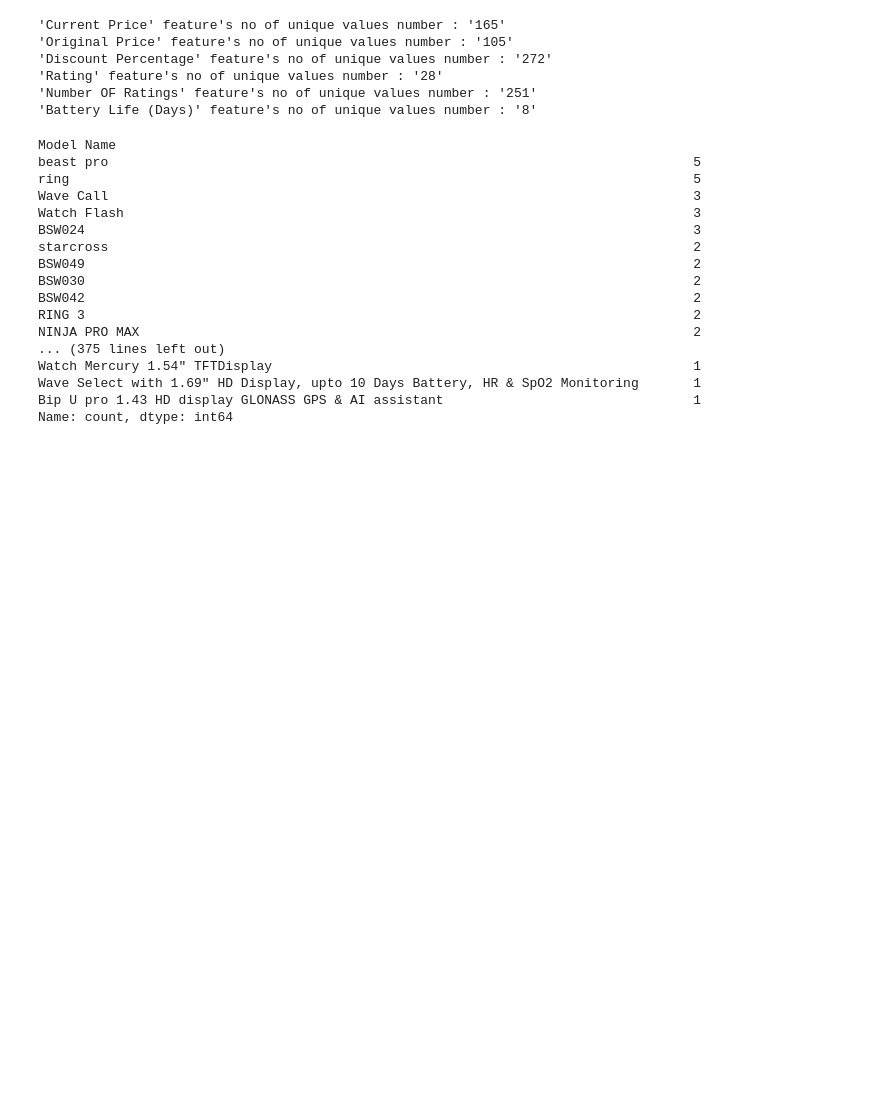
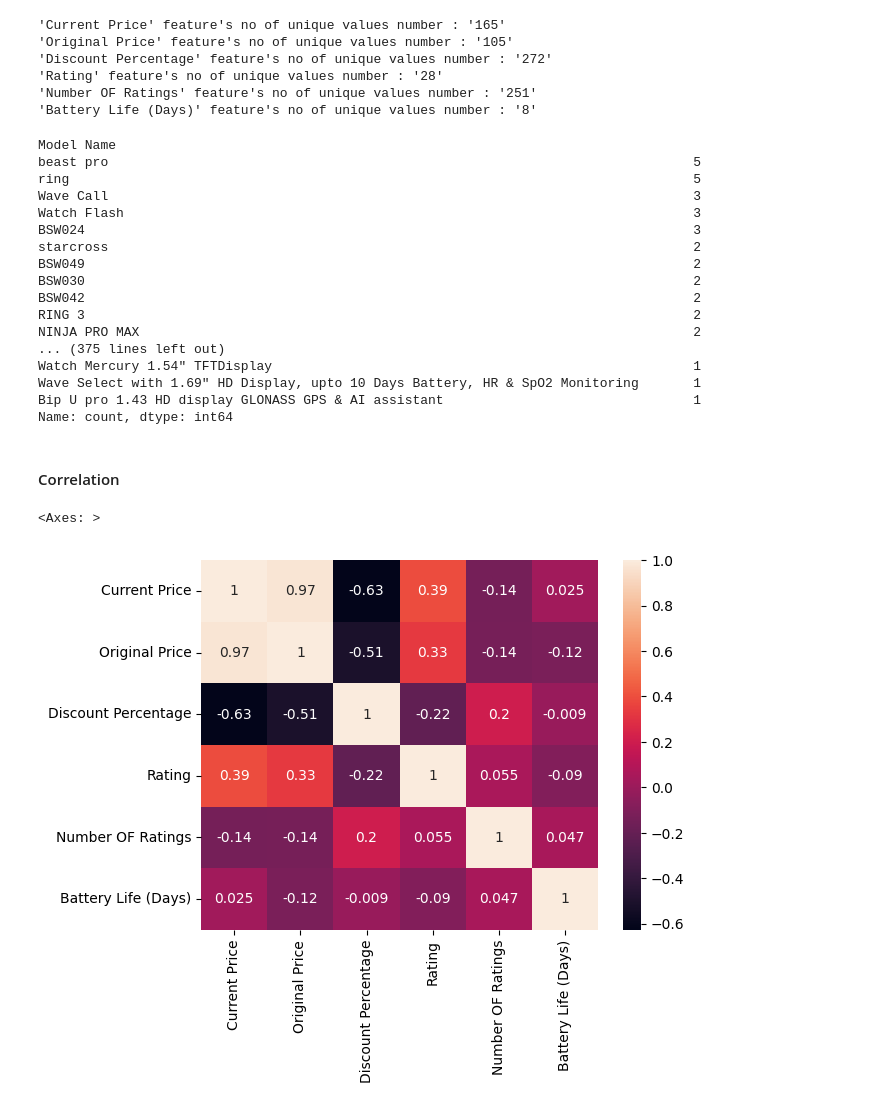
Before and after one commit to MuhaimenurRahmanTuaha/Linear_Regression_Project01, a Jupyter notebook: notebook/EDA.ipynb, the cells around one changed output. Drawn from its saved outputs; the diff is of its cells as text; code cells hidden in the pictures; blank space fills up the shorter version.

Commit message:
EDA: Correlation Part

```diff
--- a/notebook/EDA.ipynb
+++ b/notebook/EDA.ipynb
@@ -252,3 +252,10 @@ Watch Mercury 1.54" TFTDisplay
 Wave Select with 1.69" HD Display, upto 10 Days Battery, HR & SpO2 Monitoring       1
 Bip U pro 1.43 HD display GLONASS GPS & AI assistant                                1
 Name: count, dtype: int64
+# %% [markdown]
+#### Correlation
+# %%
+sns.heatmap(df[numerical_columns].corr(),annot=True)
+# %% [output]
+<Axes: >
+[figure, added]
```
Also changed, not shown: parts of 18 cells of this notebook.
